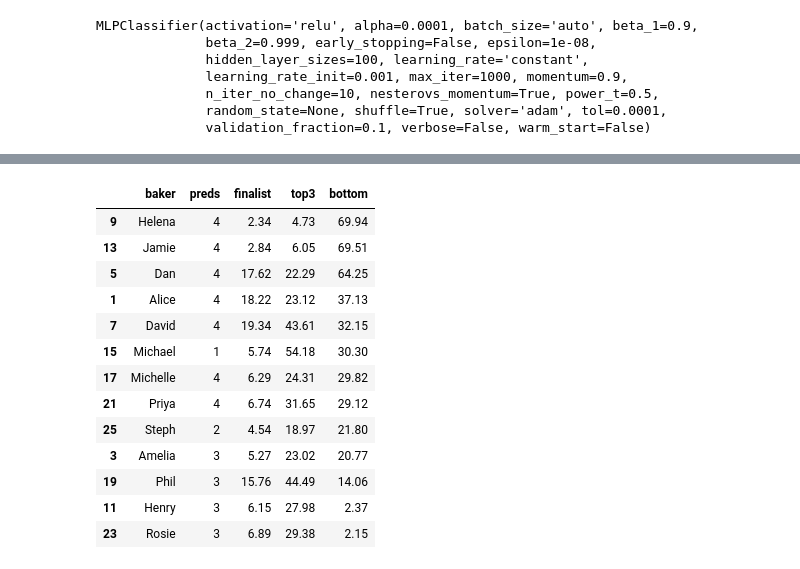
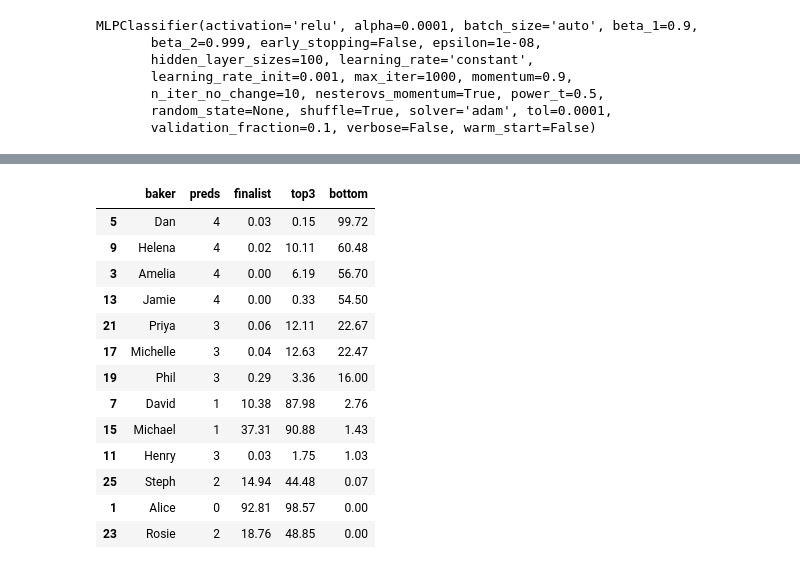
Before and after one commit to dantaki/DeepBake, a Jupyter notebook: NOTEBOOKS/gbbo.s10.prediction.20190907.ipynb, the cells around one changed output, grey strips where cells are left out. Cells and saved outputs as stored; diff of their text form; code cells hidden in the pictures.

```diff
--- a/NOTEBOOKS/gbbo.s10.prediction.20190907.ipynb
+++ b/NOTEBOOKS/gbbo.s10.prediction.20190907.ipynb
@@ -60,0 +44,9 @@ df.head()
+# %%
+tech = pd.read_csv("../RESULTS/gbbo.techinical.data.s10.20190907.tsv",sep="\t")
+star = pd.read_csv("../RESULTS/gbbo.starbaker.data.s10.e2.20190909.tsv",sep="\t")
+feats = ['tech_mean','tech','mean_star','star','mean_good','good','mean_bad','bad']
+merge_col = ['season','baker','index','episode','place']
+gbbo = pd.merge(tech, star,  how='left', left_on=merge_col, right_on =merge_col)
+gbbo = gbbo[['season','baker','episode','place','tech_mean','tech','mean_star','star','mean_good','good','mean_bad','bad']]
+gbbo.to_csv("../RESULTS/gbbo.features.s10.e2.{}.tsv".format(timestamp()),sep="\t",index=False)
+gbbo.head()
@@ -60,0 +60,5 @@ df.head()
+# %%
+max_epi = max(gbbo['episode'])
+gbbo = gbbo.loc[gbbo['episode']==max_epi]
+gbbo = quantile_scale(gbbo,feats)
+gbbo.head()
@@ -62,7 +73,7 @@ df.head()
 # classifiers
 from sklearn.neural_network import MLPClassifier
 clf = MLPClassifier(hidden_layer_sizes=(100),max_iter=1000)
-tech = pd.read_csv("../RESULTS/gbbo.techinical.data.20190907.tsv",sep='\t')
+tech = pd.read_csv("../RESULTS/gbbo.features.20190909.tsv",sep='\t')
 tech = tech.loc[tech['episode']==max_epi]
 qua = quantile_scale(tech,feats)
 qua['place']=tiered(qua['place'])
@@ -79,17 +90,17 @@ MLPClassifier(activation='relu', alpha=0.0001, batch_size='auto', beta_1=0.9,
 # %%
-test = np.matrix(df[feats])
+test = np.matrix(gbbo[feats])
 preds = clf.predict(test)
 probs = clf.predict_proba(test)
-df['preds']=preds
+gbbo['preds']=preds
 # probability baker is a finalist
 top = probs[:,0]
 top3 = probs[:,0]+probs[:,1]
 bot = probs[:,-1]
-df['bottom']=np.round(bot*100,decimals=2)
-df['finalist']=np.round(top*100,decimals=2)
-df['top3'] = np.round(top3*100,decimals=2)
-df.to_csv("../RESULTS/gbbo.techinical.s10.preditions.txt",sep="\t",index=False)
+gbbo['bottom']=np.round(bot*100,decimals=2)
+gbbo['finalist']=np.round(top*100,decimals=2)
+gbbo['top3'] = np.round(top3*100,decimals=2)
+gbbo.to_csv("../RESULTS/gbbo.techinical.s10.e2.preditions.txt",sep="\t",index=False)
 sub = ['baker','preds','finalist','top3','bottom']
-df[sub].sort_values(by=['finalist'],ascending=False)
+gbbo[sub].sort_values(by=['finalist'],ascending=False)
 # %% [output]
 |  | baker | preds | finalist | top3 | bottom |
@@ -109,21 +120,21 @@ df[sub].sort_values(by=['finalist'],ascending=False)
 # %%
 # bottom probability is the last two ranks
-df[sub].sort_values(by=['bottom'],ascending=False)
+gbbo[sub].sort_values(by=['bottom'],ascending=False)
 # %% [output]
 |  | baker | preds | finalist | top3 | bottom |
-| 9 | Helena | 4 | 2.34 | 4.73 | 69.94 |
-| 13 | Jamie | 4 | 2.84 | 6.05 | 69.51 |
-| 5 | Dan | 4 | 17.62 | 22.29 | 64.25 |
-| 1 | Alice | 4 | 18.22 | 23.12 | 37.13 |
-| 7 | David | 4 | 19.34 | 43.61 | 32.15 |
-| 15 | Michael | 1 | 5.74 | 54.18 | 30.30 |
-| 17 | Michelle | 4 | 6.29 | 24.31 | 29.82 |
-| 21 | Priya | 4 | 6.74 | 31.65 | 29.12 |
-| 25 | Steph | 2 | 4.54 | 18.97 | 21.80 |
-| 3 | Amelia | 3 | 5.27 | 23.02 | 20.77 |
-| 19 | Phil | 3 | 15.76 | 44.49 | 14.06 |
-| 11 | Henry | 3 | 6.15 | 27.98 | 2.37 |
-| 23 | Rosie | 3 | 6.89 | 29.38 | 2.15 |
+| 5 | Dan | 4 | 0.03 | 0.15 | 99.72 |
+| 9 | Helena | 4 | 0.02 | 10.11 | 60.48 |
+| 3 | Amelia | 4 | 0.00 | 6.19 | 56.70 |
+| 13 | Jamie | 4 | 0.00 | 0.33 | 54.50 |
+| 21 | Priya | 3 | 0.06 | 12.11 | 22.67 |
+| 17 | Michelle | 3 | 0.04 | 12.63 | 22.47 |
+| 19 | Phil | 3 | 0.29 | 3.36 | 16.00 |
+| 7 | David | 1 | 10.38 | 87.98 | 2.76 |
+| 15 | Michael | 1 | 37.31 | 90.88 | 1.43 |
+| 11 | Henry | 3 | 0.03 | 1.75 | 1.03 |
+| 25 | Steph | 2 | 14.94 | 44.48 | 0.07 |
+| 1 | Alice | 0 | 92.81 | 98.57 | 0.00 |
+| 23 | Rosie | 2 | 18.76 | 48.85 | 0.00 |
 # %%
 import keras
 from keras.models import Sequential
```
Also changed, not shown: parts of 11 cells of this notebook, 21 other files.
